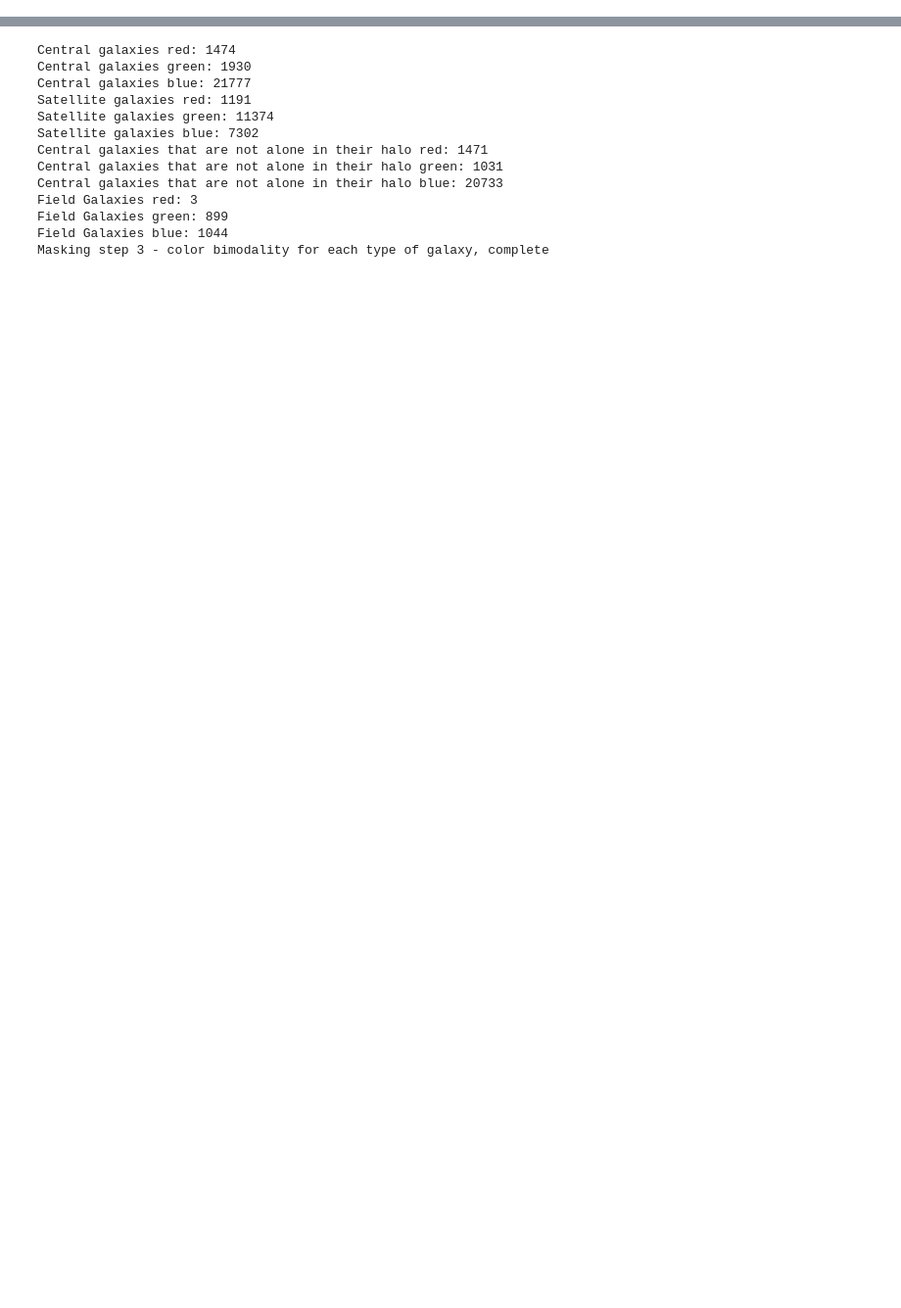
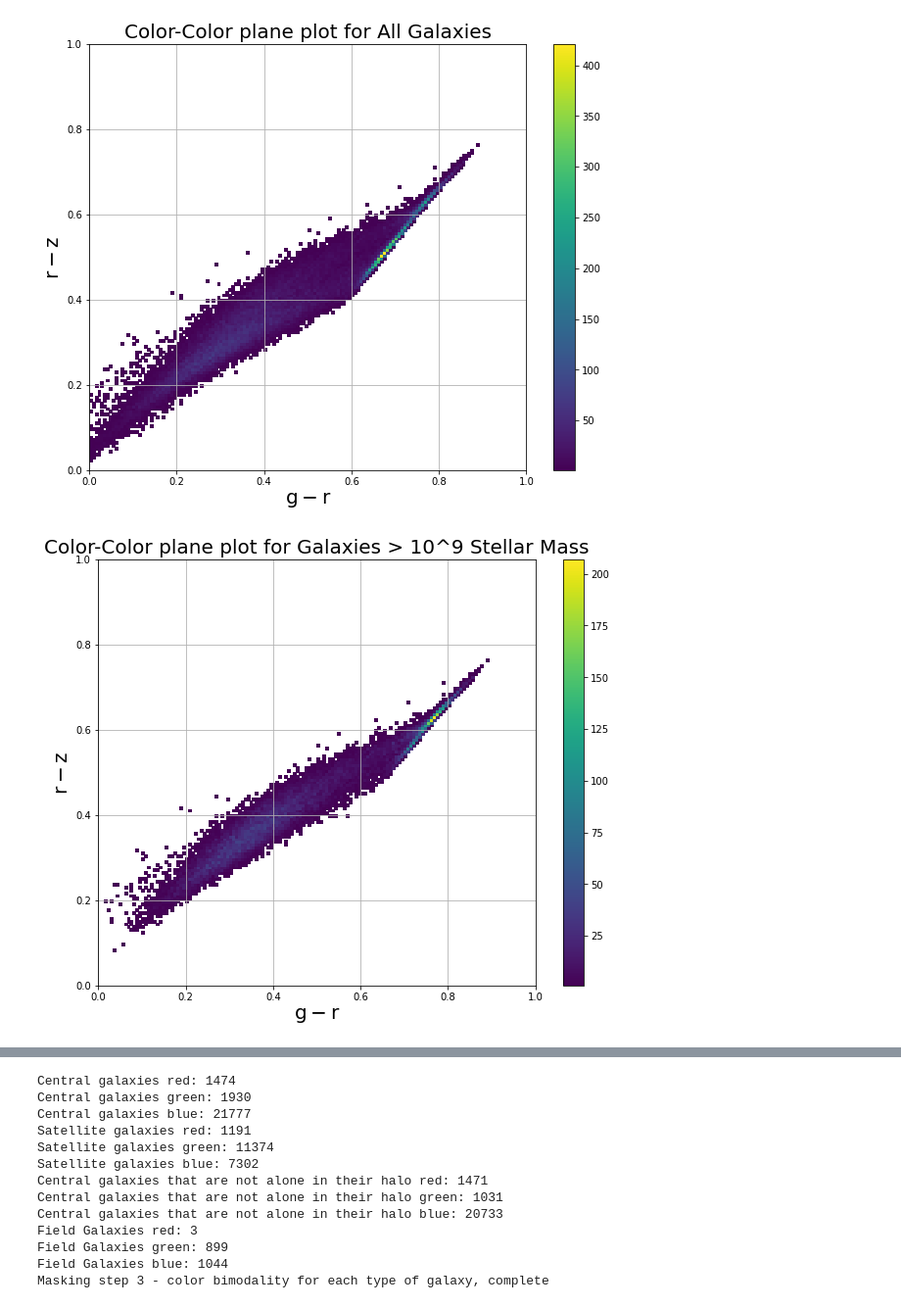
Before and after one commit to hereami321/IllustrisGalaxyAnalysis, a Jupyter notebook: 100-3 analysis.ipynb, the cells around one changed output, grey strips where cells are left out. Shown at 98% size. Drawn from its saved outputs; the diff is of its cells as text; code cells hidden in the pictures; blank space fills up the shorter version.

```diff
--- a/100-3 analysis.ipynb
+++ b/100-3 analysis.ipynb
@@ -330,0 +400,13 @@ def peculiar_velocity_vs_mass(table, table_name, color, mass_type):
+# %%
+#plot_all_bands(all_galaxies)
+
+color_color(all_galaxies['SubhaloStellarPhotometrics'], 0.0, 0.0, "All Galaxies")
+testing = cut_mass_high(all_galaxies, "StellarMass", 9)
+color_color(testing['SubhaloStellarPhotometrics'], 0.0, 0.0, "Galaxies > 10^9 Stellar Mass")
+testing = cut_mass_high(all_galaxies, "StellarMass", 10)
+color_color(testing['SubhaloStellarPhotometrics'], 0.0, 0.0, "Galaxies > 10^10 Stellar Mass")
+testing = cut_mass_high(all_galaxies, "StellarMass",11)
+color_color(testing['SubhaloStellarPhotometrics'], 0.0, 0.0, "Galaxies > 10^11 Stellar Mass")
+# %% [output]
+[figure, added]
+[figure, added]
```
Also changed, not shown: parts of 35 cells of this notebook.
